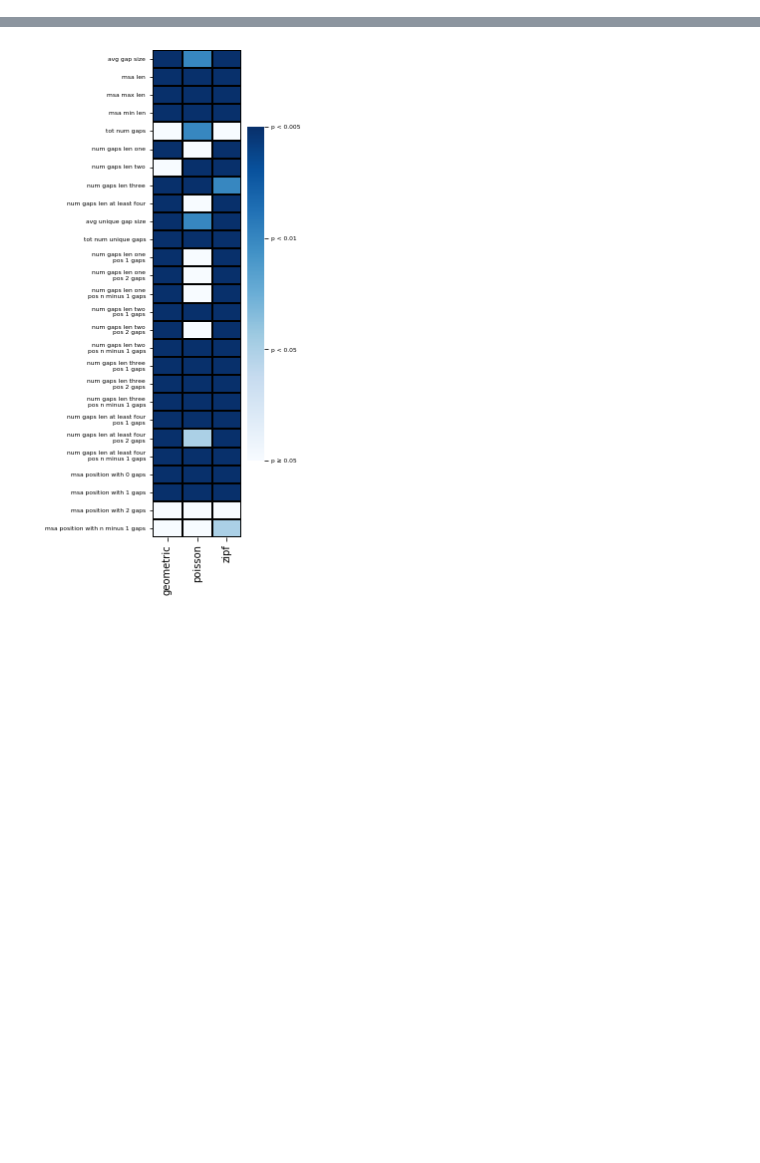
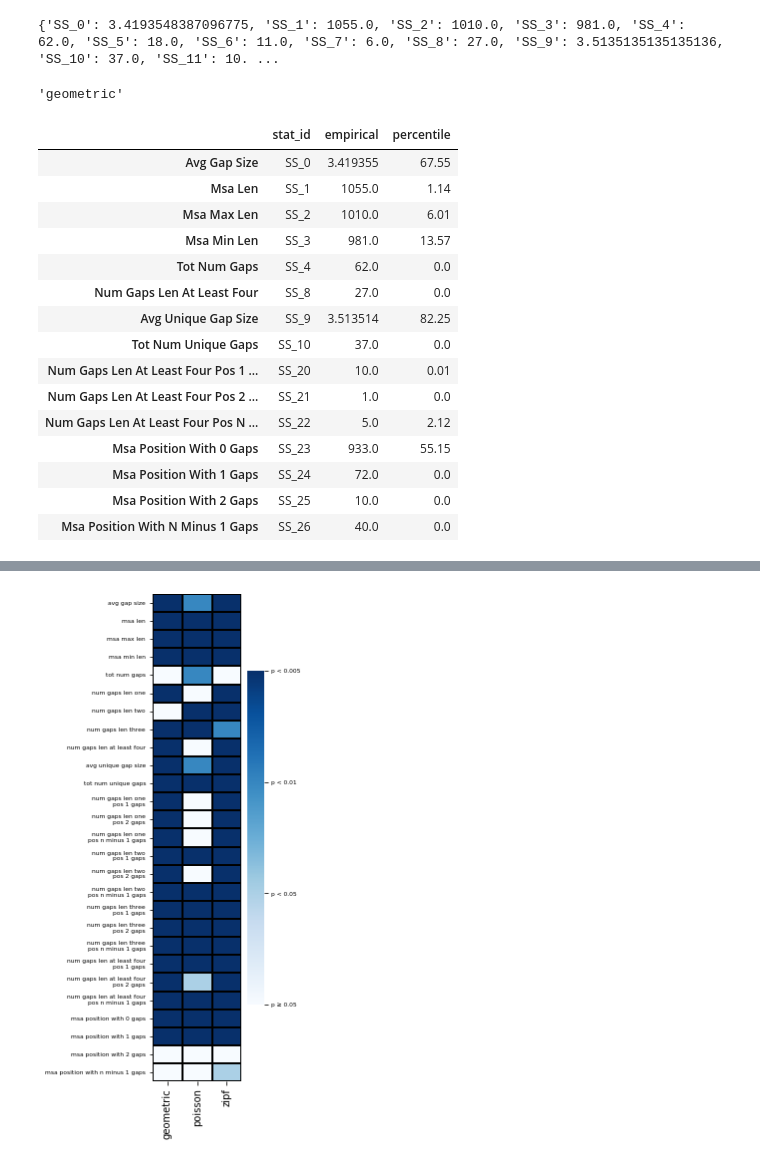
Before and after one commit to elyawy/SpartaPipeline, a Jupyter notebook: scripts/adequacy/adequacy.ipynb, the cells around one changed output, grey strips where cells are left out. Saved outputs shown, nothing was run; the diff lists cells and outputs as text; code cells hidden in the pictures; blank space fills up the shorter version.

```diff
--- a/scripts/adequacy/adequacy.ipynb
+++ b/scripts/adequacy/adequacy.ipynb
@@ -117,0 +11,41 @@ all_sims_data = all_sims_data.reset_index(drop=True)
+# %%
+# get empirical MSA
+REMOTE_PATH = pathlib.Path("/run/user/1000/gvfs/sftp:host=power.tau.ac.il,user=elyawygoda/groups/pupko/elyawygoda/length_distributions/all_outputs/results_rerun/eggnog").resolve() # sys.argv[2]
+
+# MAIN_PATH = pathlib.Path("../bigger_test").resolve() # sys.argv[2]
+MAIN_PATH = REMOTE_PATH / "Tenericutes_3WUBT"
+
+if not MAIN_PATH.exists():
+    exit(1)
+
+TREE_PATH = None
+MSA_PATH = None
+
+
+if len( n := list(MAIN_PATH.glob("*.fasta"))) == 1:
+    MSA_PATH = n[0]
+
+if MSA_PATH is None:
+    print("no fasta or tree file")
+    exit()
+
+empirical_msa = Msa(str(MSA_PATH))
+empirical_sum_stats = empirical_msa.get_sum_stats()
+empirical_sum_stats = dict(zip(SUMSTATS_LIST, empirical_sum_stats))
+print(empirical_sum_stats)
+# %% [output]
+{'SS_0': 3.4193548387096775, 'SS_1': 1055.0, 'SS_2': 1010.0, 'SS_3': 981.0, 'SS_4': 62.0, 'SS_5': 18.0, 'SS_6': 11.0, 'SS_7': 6.0, 'SS_8': 27.0, 'SS_9': 3.5135135135135136, 'SS_10': 37.0, 'SS_11': 10. ...
+# %%
+classification = pd.read_csv(MAIN_PATH / "epsilon.csv", index_col=0)
+classification = classification.fillna(0.0).astype('float')
+def get_max(x):
+    sorted_x = x.sort_values(ascending=False)
+    if len(sorted_x) == 1 or sorted_x[0] > sorted_x[1]:
+        return sorted_x.index[0]
+    if len(sorted_x) == 2 or sorted_x[1] > sorted_x[2]:
+        return ",".join(sorted(sorted_x.index[:2]))
+    return ",".join(sorted_x.index)
+classification = classification.apply(get_max, axis=0)["100"]
+classification
+# %% [output]
+'geometric'
@@ -117,0 +57,27 @@ all_sims_data = all_sims_data.reset_index(drop=True)
+# %%
+len_dist = classification
+to_df = {}
+for sum_stat in filter(lambda x: "SS" in x, all_sims.columns):
+    percentile = stats.percentileofscore(all_sims[sum_stat], empirical_sum_stats[sum_stat], kind="weak")
+    stat_def = SUMSTATS_DEFINITION[sum_stat].replace("\n", "_").replace("_"," ").title()
+    to_df[stat_def] =  [sum_stat, empirical_sum_stats[sum_stat], percentile]
+    # print(f"{sum_stat},{stat_def}: {percentile}, {empirical_sum_stats[sum_stat]} ")
+percentile_summary = pd.DataFrame(to_df,index=["stat_id","empirical","percentile"]).T
+percentile_summary
+# %% [output]
+|  | stat_id | empirical | percentile |
+| Avg Gap Size | SS_0 | 3.419355 | 67.55 |
+| Msa Len | SS_1 | 1055.0 | 1.14 |
+| Msa Max Len | SS_2 | 1010.0 | 6.01 |
+| Msa Min Len | SS_3 | 981.0 | 13.57 |
+| Tot Num Gaps | SS_4 | 62.0 | 0.0 |
+| Num Gaps Len At Least Four | SS_8 | 27.0 | 0.0 |
+| Avg Unique Gap Size | SS_9 | 3.513514 | 82.25 |
+| Tot Num Unique Gaps | SS_10 | 37.0 | 0.0 |
+| Num Gaps Len At Least Four Pos 1 ... | SS_20 | 10.0 | 0.01 |
+| Num Gaps Len At Least Four Pos 2 ... | SS_21 | 1.0 | 0.0 |
+| Num Gaps Len At Least Four Pos N ... | SS_22 | 5.0 | 2.12 |
+| Msa Position With 0 Gaps | SS_23 | 933.0 | 55.15 |
+| Msa Position With 1 Gaps | SS_24 | 72.0 | 0.0 |
+| Msa Position With 2 Gaps | SS_25 | 10.0 | 0.0 |
+| Msa Position With N Minus 1 Gaps | SS_26 | 40.0 | 0.0 |
```
Also changed, not shown: parts of 18 cells of this notebook, 48 other files.
